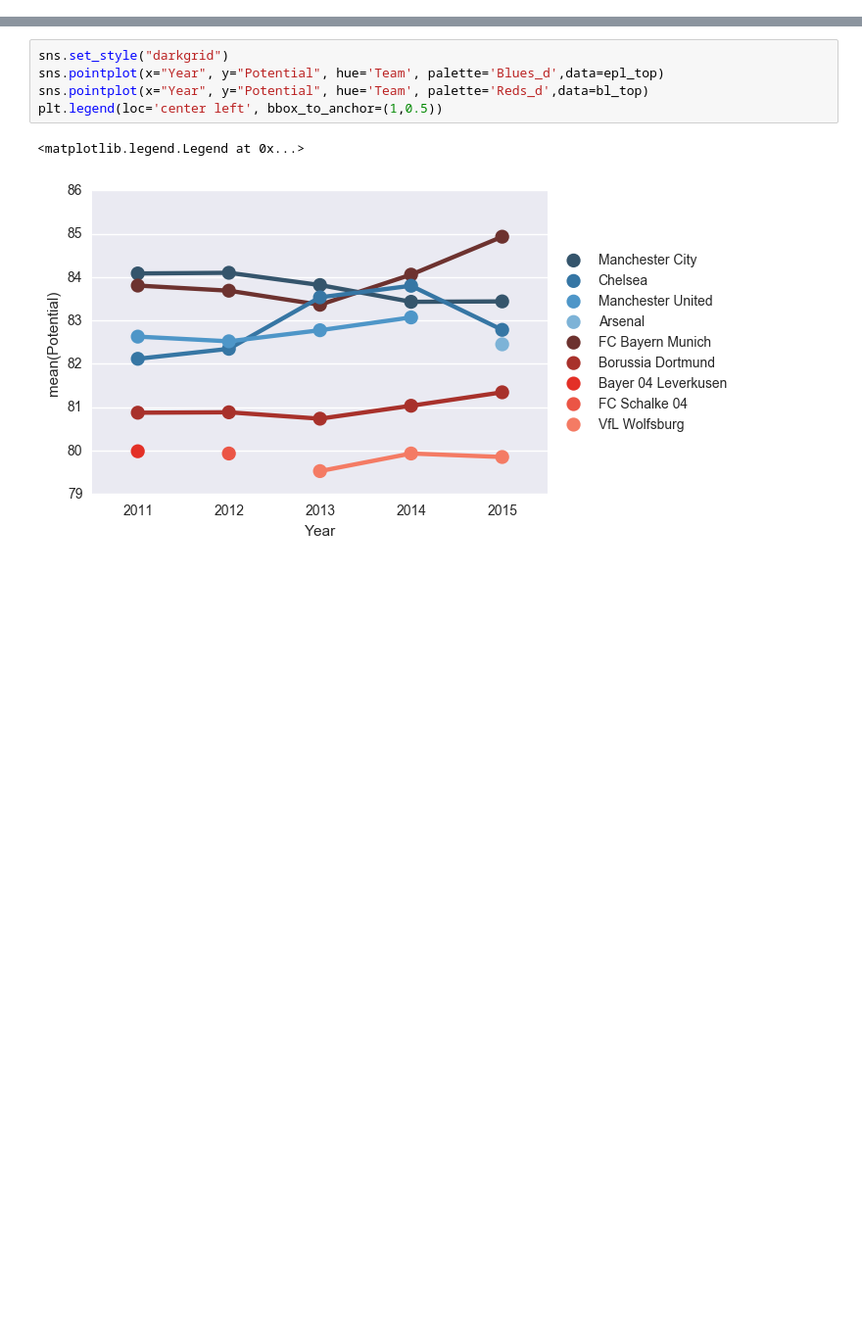
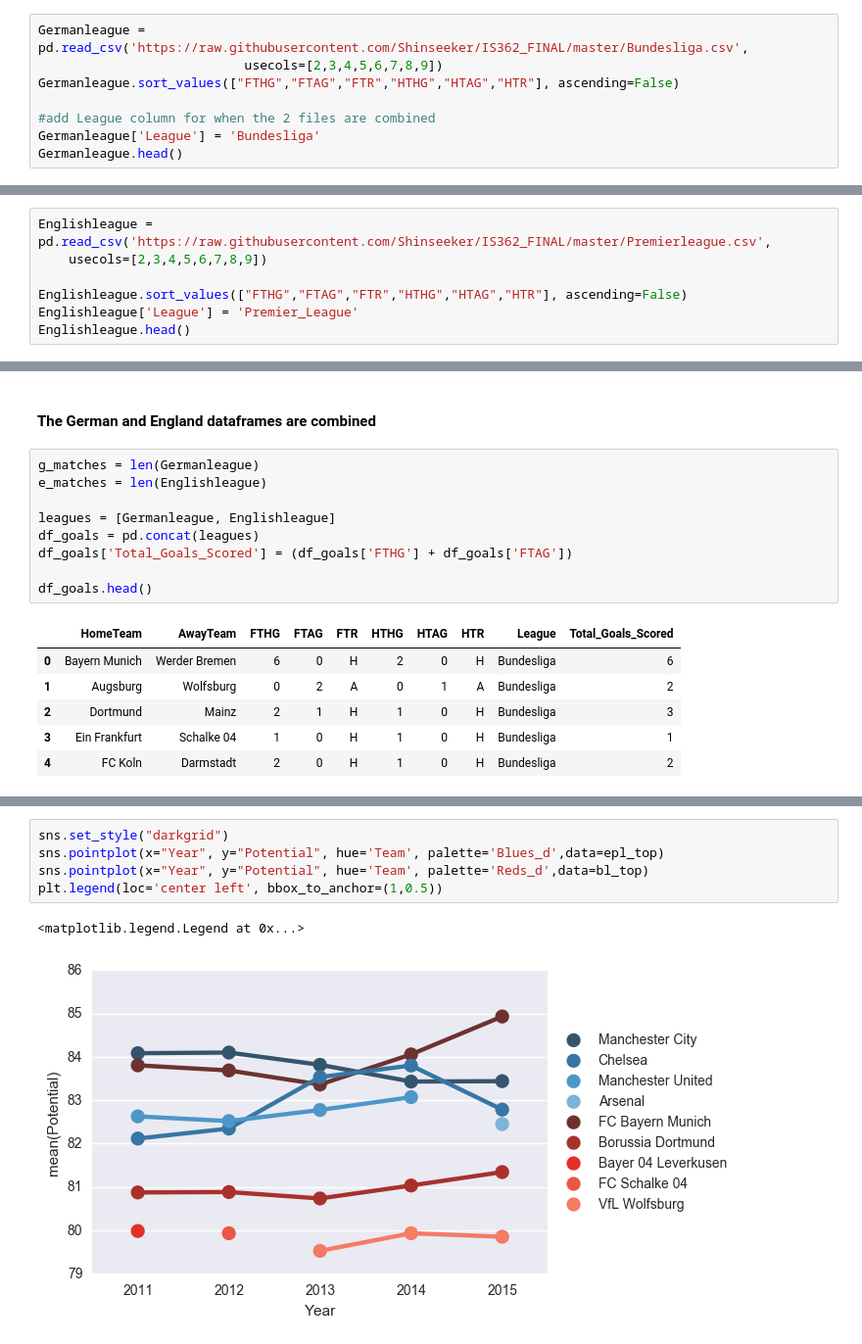
Before and after one commit to moshun8/IS362_Final, a Jupyter notebook: Final_Take2.ipynb, the cells around one changed output, grey strips where cells are left out. Shown at 98% size. Saved outputs shown, nothing was run; the diff lists cells and outputs as text; blank space fills up the shorter version.

```diff
--- a/Final_Take2.ipynb
+++ b/Final_Take2.ipynb
@@ -46,0 +74,8 @@ df.head()
+# %%
+Germanleague = pd.read_csv('https://raw.githubusercontent.com/Shinseeker/IS362_FINAL/master/Bundesliga.csv',
+                           usecols=[2,3,4,5,6,7,8,9])
+Germanleague.sort_values(["FTHG","FTAG","FTR","HTHG","HTAG","HTR"], ascending=False)
+
+#add League column for when the 2 files are combined
+Germanleague['League'] = 'Bundesliga'
+Germanleague.head()
@@ -46,0 +89,7 @@ df.head()
+# %%
+Englishleague = pd.read_csv('https://raw.githubusercontent.com/Shinseeker/IS362_FINAL/master/Premierleague.csv',
+    usecols=[2,3,4,5,6,7,8,9])
+
+Englishleague.sort_values(["FTHG","FTAG","FTR","HTHG","HTAG","HTR"], ascending=False)
+Englishleague['League'] = 'Premier_League'
+Englishleague.head()
@@ -46,0 +103,18 @@ df.head()
+# %% [markdown]
+#### The German and England dataframes are combined
+# %%
+g_matches = len(Germanleague)
+e_matches = len(Englishleague)
+
+leagues = [Germanleague, Englishleague]
+df_goals = pd.concat(leagues)
+df_goals['Total_Goals_Scored'] = (df_goals['FTHG'] + df_goals['FTAG'])
+
+df_goals.head()
+# %% [output]
+|  | HomeTeam | AwayTeam | FTHG | FTAG | FTR | HTHG | HTAG | HTR | League | Total_Goals_Scored |
+| 0 | Bayern Munich | Werder Bremen | 6 | 0 | H | 2 | 0 | H | Bundesliga | 6 |
+| 1 | Augsburg | Wolfsburg | 0 | 2 | A | 0 | 1 | A | Bundesliga | 2 |
+| 2 | Dortmund | Mainz | 2 | 1 | H | 1 | 0 | H | Bundesliga | 3 |
+| 3 | Ein Frankfurt | Schalke 04 | 1 | 0 | H | 1 | 0 | H | Bundesliga | 1 |
+| 4 | FC Koln | Darmstadt | 2 | 0 | H | 1 | 0 | H | Bundesliga | 2 |
```
Also changed, not shown: parts of 32 cells of this notebook.
